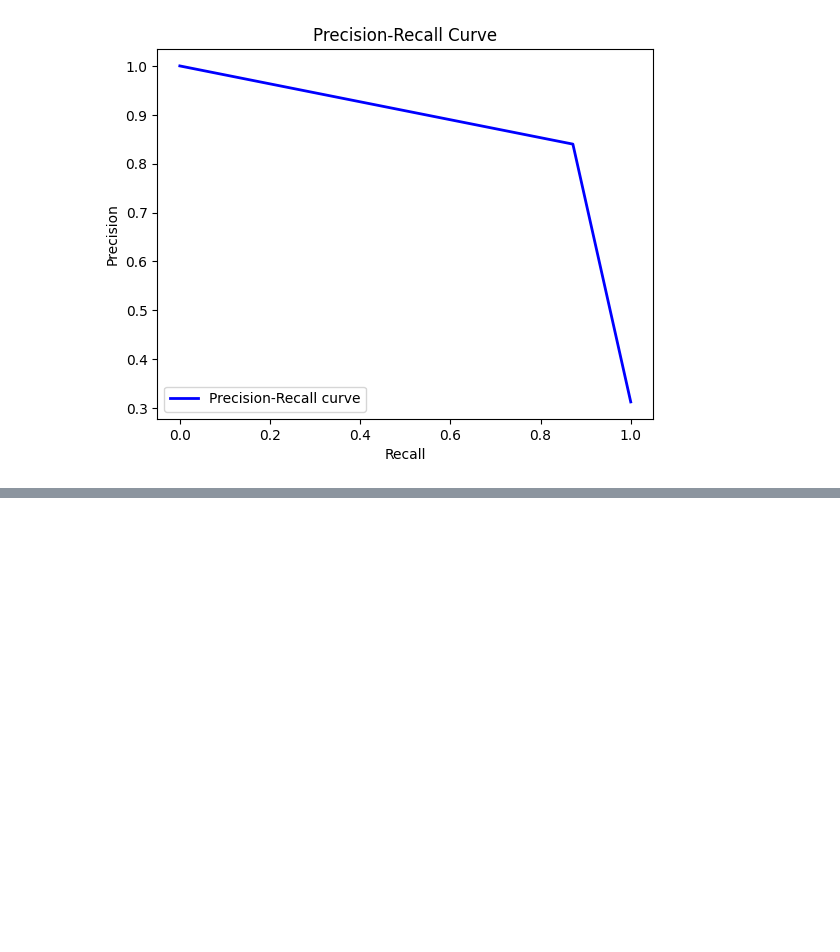
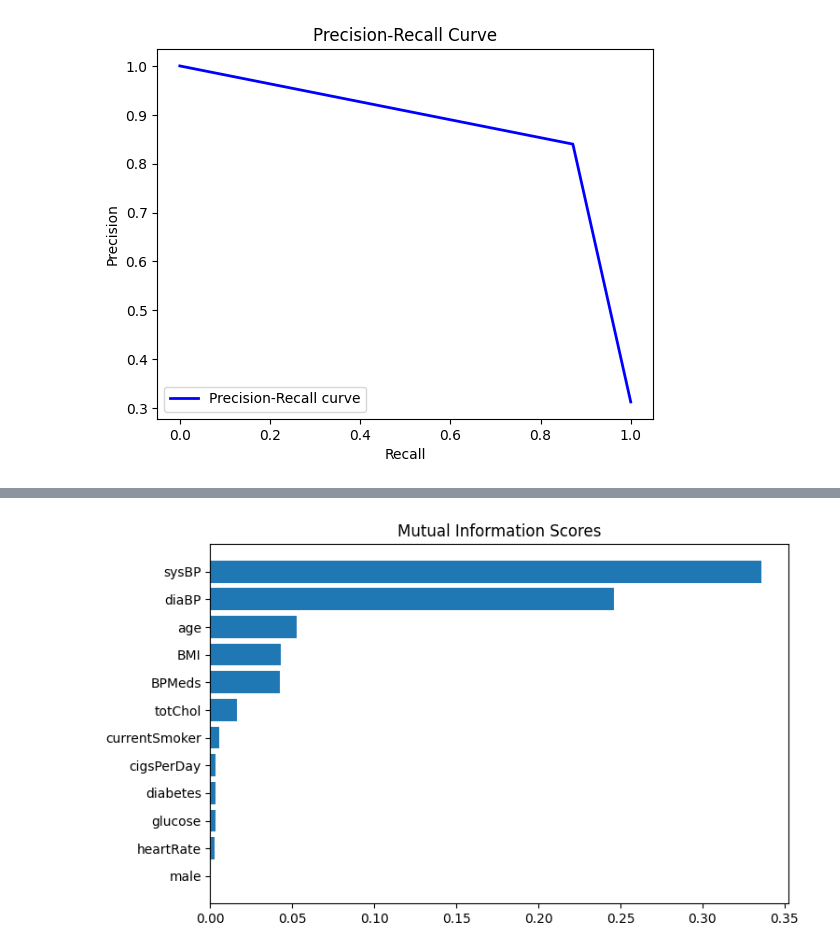
Before and after one commit to yersel500/hypertension_prediction, a Jupyter notebook: hypertension_prediction.ipynb, the cells around one changed output, grey strips where cells are left out. Saved outputs shown, nothing was run; the diff lists cells and outputs as text; code cells hidden in the pictures; blank space fills up the shorter version.

Commit message:
Add Mutual Information

```diff
--- a/hypertension_prediction.ipynb
+++ b/hypertension_prediction.ipynb
@@ -199,3 +199,7 @@ plt.legend(loc="lower left")
 plt.show()
 # %% [output]
 [figure]
+# %%
+discrete_features = hypertension_data.dtypes == int
+discrete_features.drop(['Risk'], inplace=True)
+print(discrete_features)
@@ -201,0 +220,14 @@ plt.show()
+# %%
+from sklearn.feature_selection import mutual_info_classif
+
+def make_mi_scores(X, y, discrete_features):
+    mi_scores = mutual_info_classif(X, y, discrete_features=discrete_features)
+    mi_scores = pd.Series(mi_scores, name="MI Scores", index=X.columns)
+    mi_scores = mi_scores.sort_values(ascending=False)
+    return mi_scores
+
+X_data = hypertension_data.dropna(axis=0, inplace=False)
+y_data = X_data.Risk
+X_data.drop(['Risk'], axis=1, inplace=True)
+mi_scores = make_mi_scores(X_data, y_data, discrete_features)
+mi_scores  # show features with their MI scores
@@ -201,0 +252,14 @@ plt.show()
+# %%
+def plot_mi_scores(scores):
+    scores = scores.sort_values(ascending=True)
+    width = np.arange(len(scores))
+    ticks = list(scores.index)
+    plt.barh(width, scores)
+    plt.yticks(width, ticks)
+    plt.title("Mutual Information Scores")
+
+
+plt.figure(dpi=100, figsize=(8, 5))
+plot_mi_scores(mi_scores)
+# %% [output]
+[figure, added]
```
Also changed, not shown: parts of 2 cells of this notebook.
